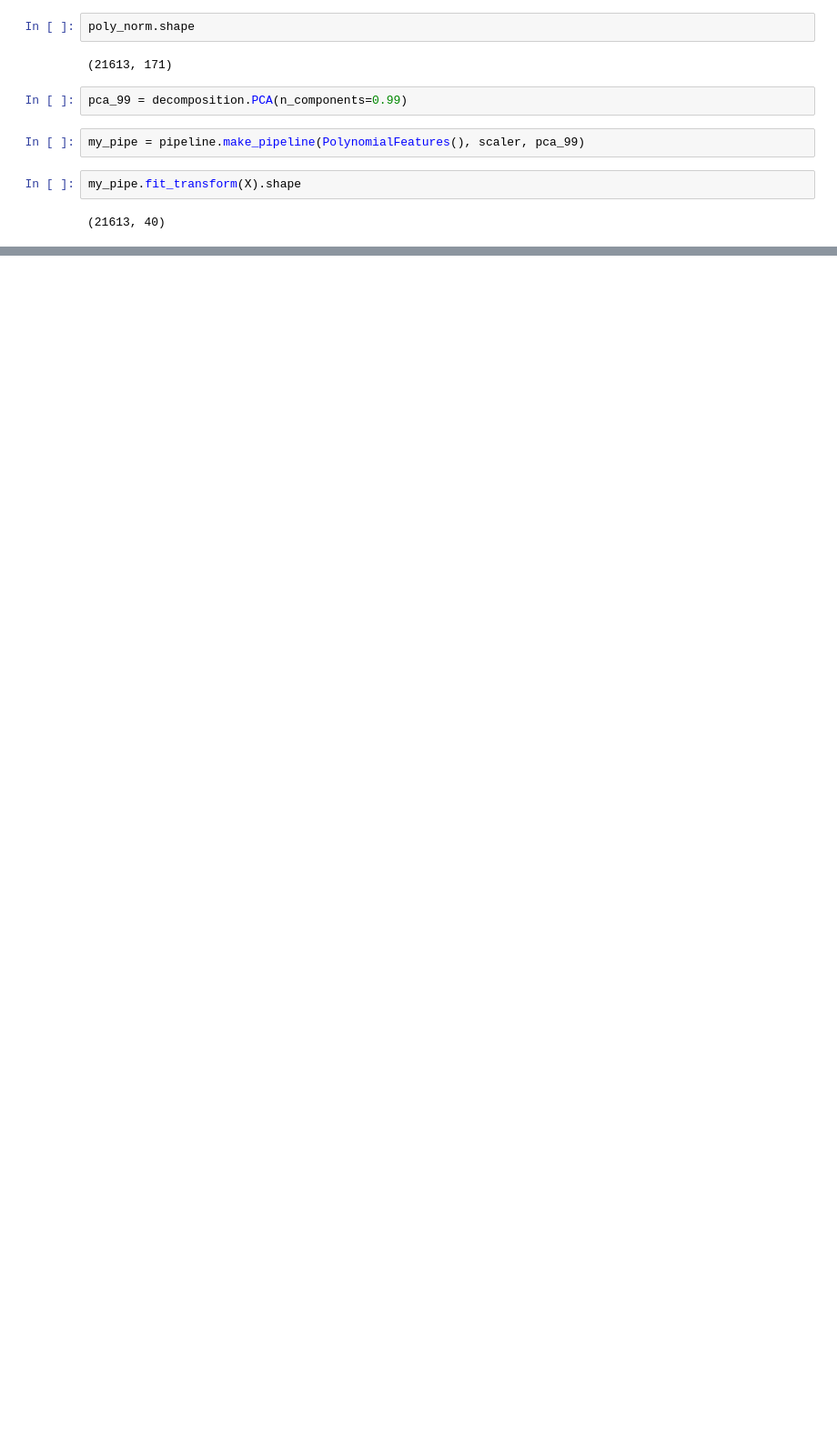
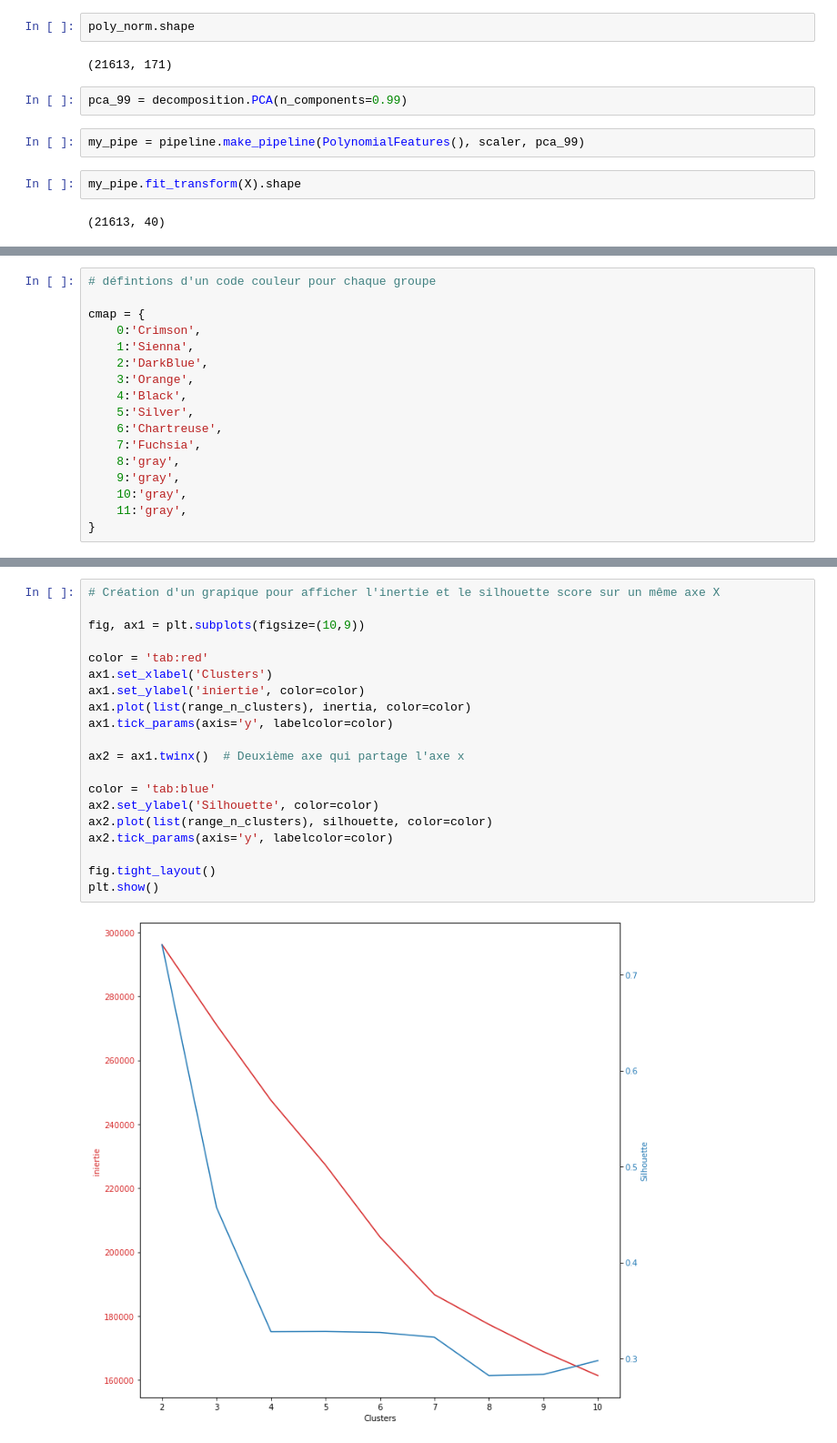
Before and after one commit to jeremy-vangansberg/pca, a Jupyter notebook: demo_pca.ipynb, the cells around one changed output, grey strips where cells are left out. Shown at 91% size. Saved outputs shown, nothing was run; the diff lists cells and outputs as text; blank space fills up the shorter version.

```diff
--- a/demo_pca.ipynb
+++ b/demo_pca.ipynb
@@ -137,0 +173,17 @@ my_pipe.fit_transform(X).shape
+# %%
+# défintions d'un code couleur pour chaque groupe
+
+cmap = {
+    0:'Crimson',
+    1:'Sienna',
+    2:'DarkBlue',
+    3:'Orange',
+    4:'Black',
+    5:'Silver',
+    6:'Chartreuse',
+    7:'Fuchsia',
+    8:'gray',
+    9:'gray',
+    10:'gray',
+    11:'gray',
+}
@@ -137,0 +268,22 @@ my_pipe.fit_transform(X).shape
+# %%
+# Création d'un grapique pour afficher l'inertie et le silhouette score sur un même axe X
+
+fig, ax1 = plt.subplots(figsize=(10,9))
+
+color = 'tab:red'
+ax1.set_xlabel('Clusters')
+ax1.set_ylabel('iniertie', color=color)
+ax1.plot(list(range_n_clusters), inertia, color=color)
+ax1.tick_params(axis='y', labelcolor=color)
+
+ax2 = ax1.twinx()  # Deuxième axe qui partage l'axe x
+
+color = 'tab:blue'
+ax2.set_ylabel('Silhouette', color=color)
+ax2.plot(list(range_n_clusters), silhouette, color=color)
+ax2.tick_params(axis='y', labelcolor=color)
+
+fig.tight_layout()
+plt.show()
+# %% [output]
+[figure, added]
```
Also changed, not shown: parts of 11 cells of this notebook.
